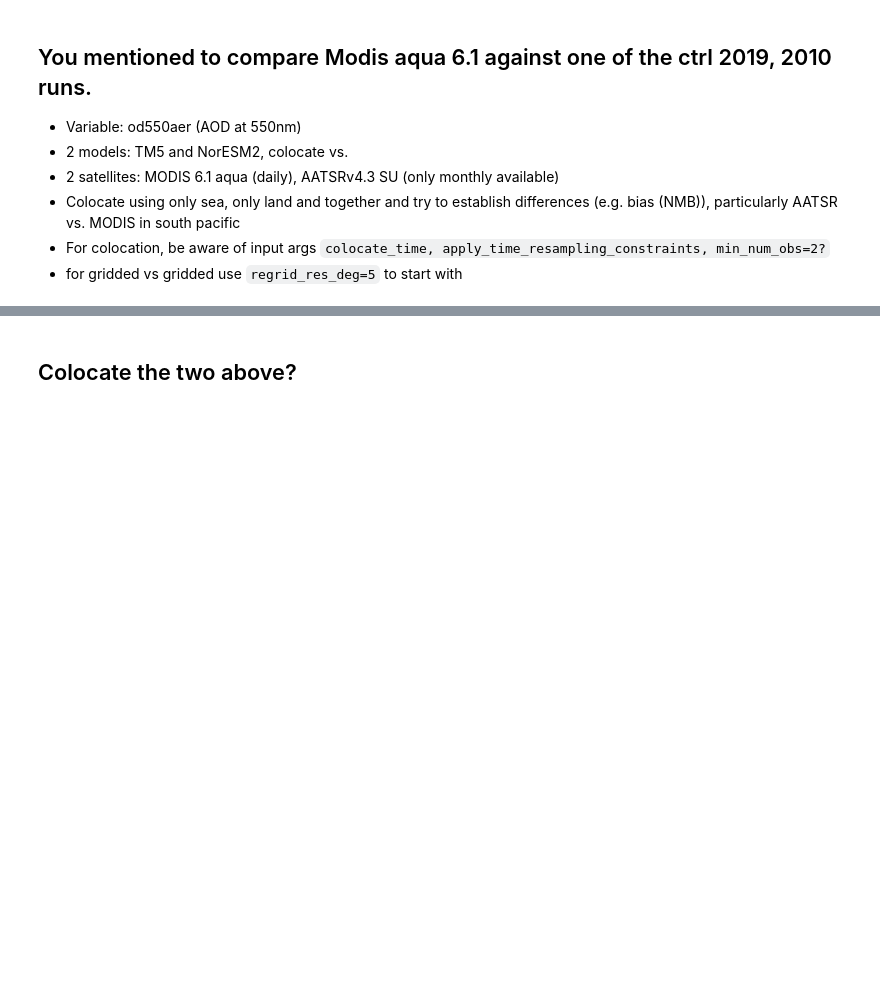
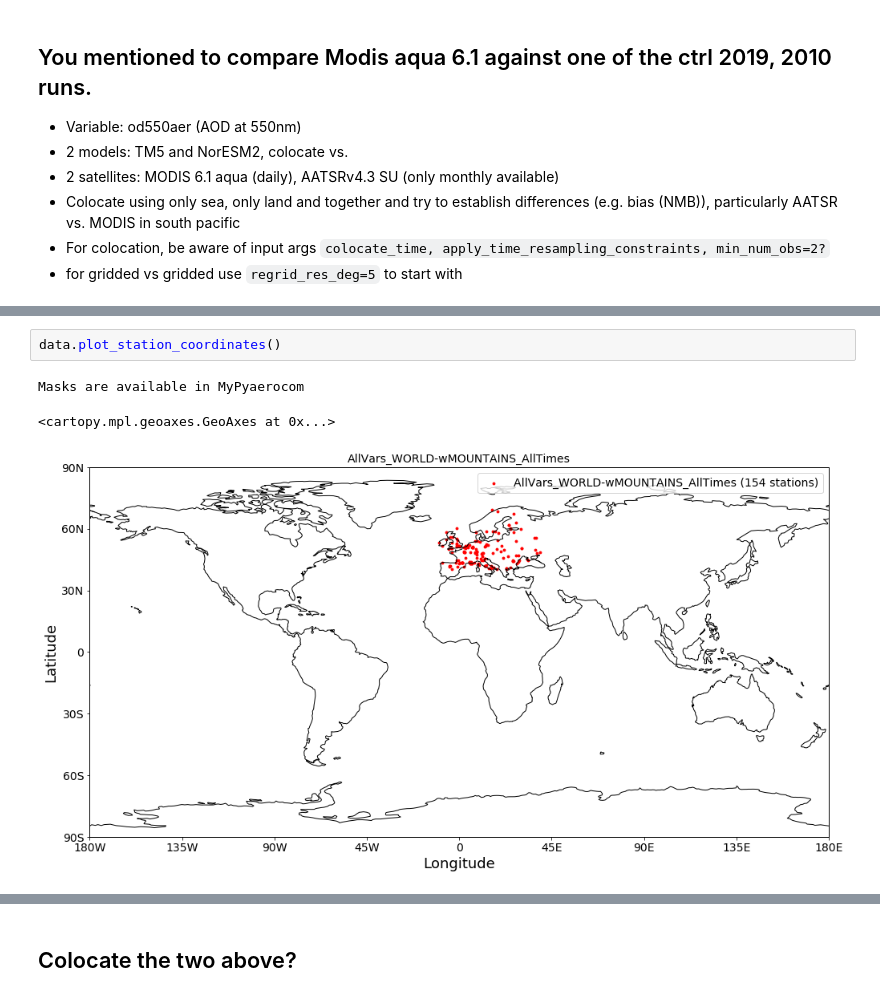
Before and after one commit to metno/pyaerocom-tutorials, a Jupyter notebook: notebooks/dev/tutX_filter_htap_mask.ipynb, the cells around one changed output, grey strips where cells are left out. Saved outputs shown, nothing was run; the diff lists cells and outputs as text; blank space fills up the shorter version.

```diff
--- a/notebooks/dev/tutX_filter_htap_mask.ipynb
+++ b/notebooks/dev/tutX_filter_htap_mask.ipynb
@@ -161,0 +217,6 @@ pya.browse_database('*ctrl*2019*')
+# %%
+data.plot_station_coordinates()
+# %% [output]
+Masks are available in MyPyaerocom
+<cartopy.mpl.geoaxes.GeoAxes at 0x...>
+[figure, added]
```
Also changed, not shown: parts of 32 cells of this notebook.
